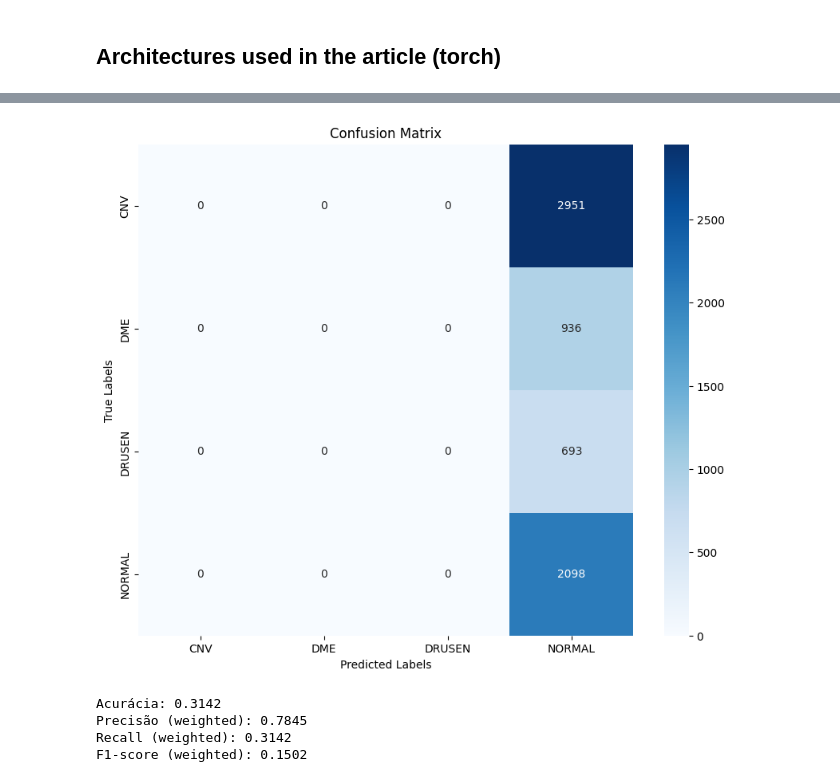
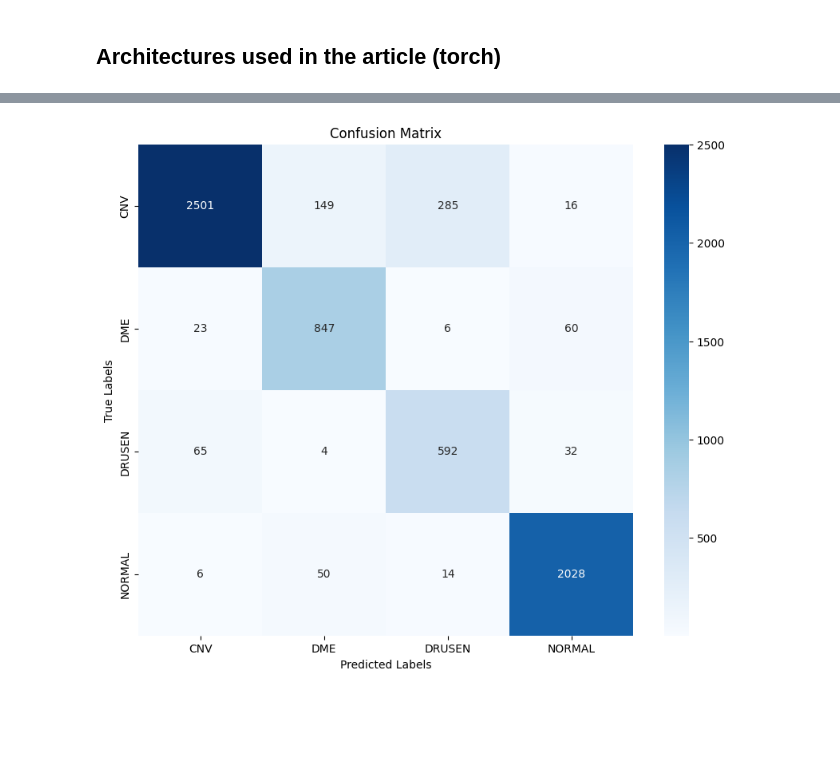
Before and after one commit to myller-silva/PDI-Project, a Jupyter notebook: pdi-project.ipynb, the cells around one changed output, grey strips where cells are left out. Saved outputs shown, nothing was run; the diff lists cells and outputs as text; code cells hidden in the pictures; blank space fills up the shorter version.

```diff
--- a/pdi-project.ipynb
+++ b/pdi-project.ipynb
@@ -344,13 +395,6 @@ class CNN5(nn.Module):
 # %%
-import torch
-
-device = torch.device("cuda" if torch.cuda.is_available() else "cpu")
-
-# Hiperparâmetros
-learning_rate = 0.001
-epochs = 10 if use_cuda else 3
-
 # Instanciando o modelo, critério de perda e otimizador
-model = CNN5().to(device)
+model_2 = CNN5().to(device)
 criterion = nn.NLLLoss()
-optimizer = optim.Adam(model.parameters(), lr=learning_rate)
+optimizer = optim.Adam(model_2.parameters(), lr=learning_rate)
+# model_2 # mostrar a arquitetura do modelo
@@ -593,34 +401,8 @@ with torch.no_grad():  # Desabilitar o cálculo de gradiente para economizar mem
-# %%
-from sklearn.metrics import confusion_matrix
-# Gerar a matriz de confusão
-conf_matrix = confusion_matrix(all_labels, all_preds)
-
-# Exibir a matriz de confusão
-plt.figure(figsize=(10, 8))
-sns.heatmap(conf_matrix, annot=True, fmt='d', cmap='Blues',
-           xticklabels=dataset.classes, yticklabels=dataset.classes)
-plt.ylabel('True Labels')
-plt.xlabel('Predicted Labels')
-plt.title('Confusion Matrix')
-plt.show()
-# %% [output]
-[figure, removed]
-# %%
-from sklearn.metrics import accuracy_score, precision_score, recall_score, f1_score, roc_auc_score
-
-# Calcular acurácia
-accuracy = accuracy_score(all_labels, all_preds)
-print(f"Acurácia: {accuracy:.4f}")
-
-# Calcular precisão, recall e F1-score (para cada classe e média ponderada)
-precision = precision_score(all_labels, all_preds, average='weighted', zero_division=1)
-recall = recall_score(all_labels, all_preds, average='weighted', zero_division=1)
-f1 = f1_score(all_labels, all_preds, average='weighted', zero_division=1)
-print(f"Precisão (weighted): {precision:.4f}")
-print(f"Recall (weighted): {recall:.4f}")
-print(f"F1-score (weighted): {f1:.4f}")
-# %% [output]
-Acurácia: 0.3142
-Precisão (weighted): 0.7845
-Recall (weighted): 0.3142
-F1-score (weighted): 0.1502
+# %%
+train(model_2, train_loader, epochs)
+# %%
+all_preds, all_labels = eval(model_2, test_loader)
+# %%
+get_confusion_matrix(all_labels, all_preds)
+# %% [output]
+[figure, added]
```
Also changed, not shown: parts of 35 cells of this notebook.
